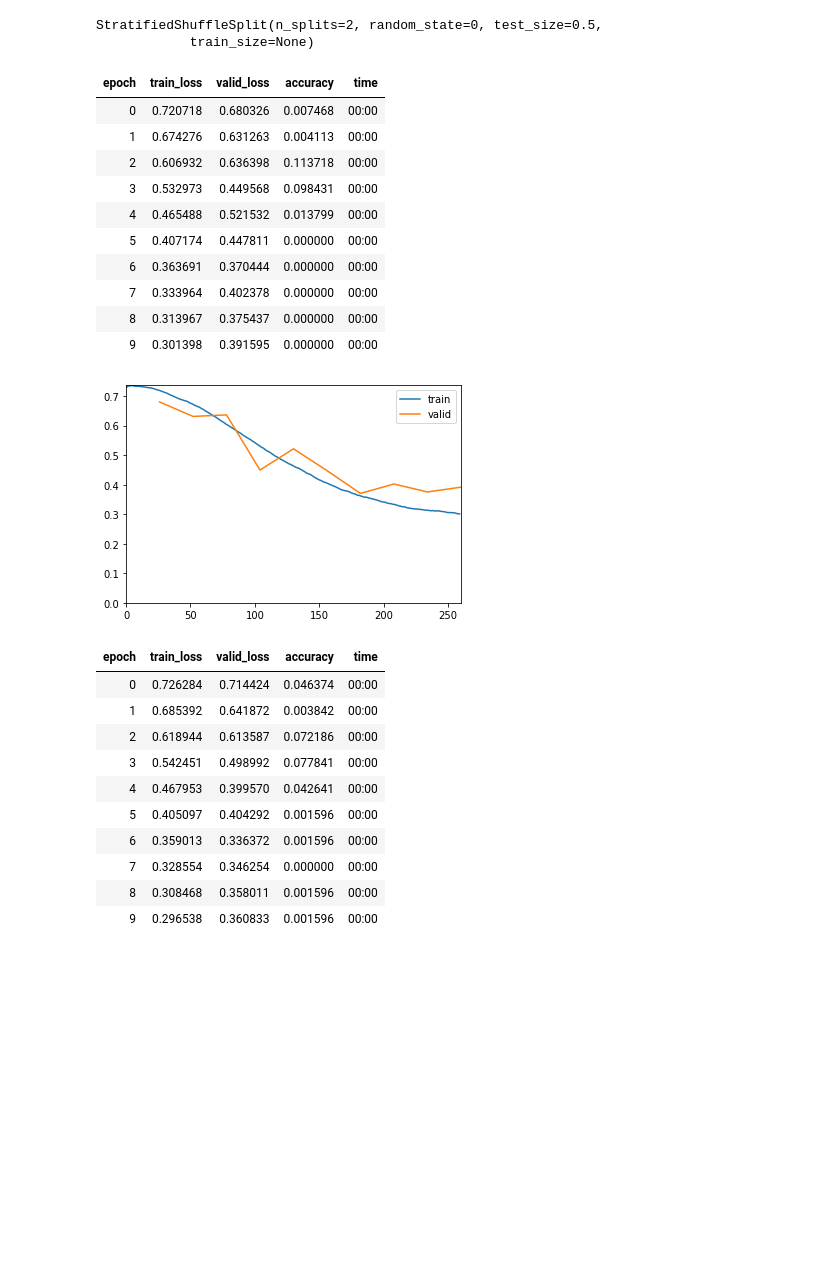
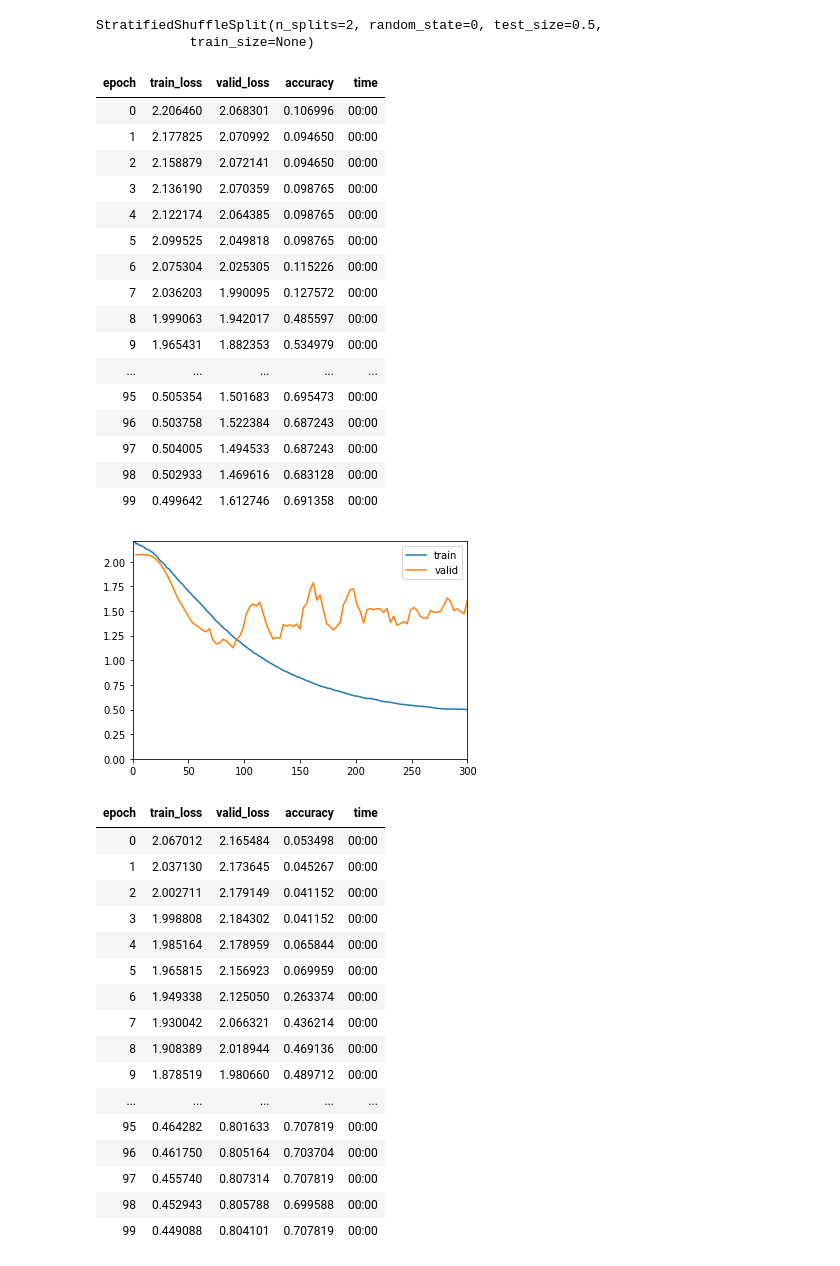
Before and after one commit to Colorado-Mesa-University-Cybersecurity/DeepLearning-TorTraffic, a Jupyter notebook: notebooks/Fast-AI Unbalanced Scenario B .ipynb, the cells around one changed output. Drawn from its saved outputs; the diff is of its cells as text; code cells hidden in the pictures; blank space fills up the shorter version.

Commit message:
Unbalanced Scenario A & B finished

```diff
--- a/notebooks/Fast-AI Unbalanced Scenario B .ipynb
+++ b/notebooks/Fast-AI Unbalanced Scenario B .ipynb
@@ -19,17 +19,15 @@ libraries loaded
 print('relevant libraries uploaded')
 
 # Choose your own filepath for arff file
-filepath = 'CICDataSet-TOR/Scenario-B/TimeBasedFeatures-15s-Layer2.arff'
-raw_data = loadarff(filepath)
-
+filepath = 'CICDataSet-TOR/Scenario-B/TimeBasedFeatures-120s-layer2.csv'
+#raw_data = loadarff(filepath)
+df_data = pd.read_csv(filepath)
 # Converting arff file into pandas dataframe
-df_data = pd.DataFrame(raw_data[0])
+#df_data = pd.DataFrame(raw_data[0])
 
 # Now, you can perform pandas methods if it is easy enough for you
-print(df_data['class1'].value_counts())
-column_name = list(df_data.columns)
-print(column_name)
-
-dataPath = 'CICDataSet-TOR/Scenario-B'
+#print(df_data['class1'].value_counts())
+#column_name = list(df_data.columns)
+#print(column_name)
 # %% [output]
 relevant libraries uploaded
@@ -114,35 +102,47 @@ StratifiedShuffleSplit(n_splits=2, random_state=0, test_size=0.5,
             train_size=None)
 # %%
 for train_idx, test_idx in sss.split(df_data.index, df_data[df_dep_var]):
-    data_fold = (TabularList.from_df(df_data, path=dataPath, cont_names=cont_names, procs=procs)
+    data_fold = (TabularList.from_df(df_data, path=filepath, cont_names=cont_names, procs=procs)
                      .split_by_idxs(train_idx, test_idx)
                      .label_from_df(cols=df_dep_var)
                      .databunch())
     # create model and learn
     model = tabular_learner(data_fold, layers=[50, 20], metrics=accuracy, callback_fns=ShowGraph)
-    model.fit_one_cycle(cyc_len=10) #
-    model.save('{}.model'.format(os.path.basename(filepath)))
+    model.fit_one_cycle(cyc_len=100) #
+    #model.save('{}.model'.format(os.path.basename(filepath)))
 # %% [output]
 | epoch | train_loss | valid_loss | accuracy | time |
-| 0 | 0.720718 | 0.680326 | 0.007468 | 00:00 |
-| 1 | 0.674276 | 0.631263 | 0.004113 | 00:00 |
-| 2 | 0.606932 | 0.636398 | 0.113718 | 00:00 |
-| 3 | 0.532973 | 0.449568 | 0.098431 | 00:00 |
-| 4 | 0.465488 | 0.521532 | 0.013799 | 00:00 |
-| 5 | 0.407174 | 0.447811 | 0.000000 | 00:00 |
-| 6 | 0.363691 | 0.370444 | 0.000000 | 00:00 |
-| 7 | 0.333964 | 0.402378 | 0.000000 | 00:00 |
-| 8 | 0.313967 | 0.375437 | 0.000000 | 00:00 |
-| 9 | 0.301398 | 0.391595 | 0.000000 | 00:00 |
+| 0 | 2.206460 | 2.068301 | 0.106996 | 00:00 |
+| 1 | 2.177825 | 2.070992 | 0.094650 | 00:00 |
+| 2 | 2.158879 | 2.072141 | 0.094650 | 00:00 |
+| 3 | 2.136190 | 2.070359 | 0.098765 | 00:00 |
+| 4 | 2.122174 | 2.064385 | 0.098765 | 00:00 |
+| 5 | 2.099525 | 2.049818 | 0.098765 | 00:00 |
+| 6 | 2.075304 | 2.025305 | 0.115226 | 00:00 |
+| 7 | 2.036203 | 1.990095 | 0.127572 | 00:00 |
+| 8 | 1.999063 | 1.942017 | 0.485597 | 00:00 |
+| 9 | 1.965431 | 1.882353 | 0.534979 | 00:00 |
+| ... | ... | ... | ... | ... |
+| 95 | 0.505354 | 1.501683 | 0.695473 | 00:00 |
+| 96 | 0.503758 | 1.522384 | 0.687243 | 00:00 |
+| 97 | 0.504005 | 1.494533 | 0.687243 | 00:00 |
+| 98 | 0.502933 | 1.469616 | 0.683128 | 00:00 |
+| 99 | 0.499642 | 1.612746 | 0.691358 | 00:00 |
-[figure, old version]
+[figure, new version]
 | epoch | train_loss | valid_loss | accuracy | time |
-| 0 | 0.726284 | 0.714424 | 0.046374 | 00:00 |
-| 1 | 0.685392 | 0.641872 | 0.003842 | 00:00 |
-| 2 | 0.618944 | 0.613587 | 0.072186 | 00:00 |
-| 3 | 0.542451 | 0.498992 | 0.077841 | 00:00 |
-| 4 | 0.467953 | 0.399570 | 0.042641 | 00:00 |
-| 5 | 0.405097 | 0.404292 | 0.001596 | 00:00 |
-| 6 | 0.359013 | 0.336372 | 0.001596 | 00:00 |
-| 7 | 0.328554 | 0.346254 | 0.000000 | 00:00 |
-| 8 | 0.308468 | 0.358011 | 0.001596 | 00:00 |
-| 9 | 0.296538 | 0.360833 | 0.001596 | 00:00 |
+| 0 | 2.067012 | 2.165484 | 0.053498 | 00:00 |
+| 1 | 2.037130 | 2.173645 | 0.045267 | 00:00 |
+| 2 | 2.002711 | 2.179149 | 0.041152 | 00:00 |
+| 3 | 1.998808 | 2.184302 | 0.041152 | 00:00 |
+| 4 | 1.985164 | 2.178959 | 0.065844 | 00:00 |
+| 5 | 1.965815 | 2.156923 | 0.069959 | 00:00 |
+| 6 | 1.949338 | 2.125050 | 0.263374 | 00:00 |
+| 7 | 1.930042 | 2.066321 | 0.436214 | 00:00 |
+| 8 | 1.908389 | 2.018944 | 0.469136 | 00:00 |
+| 9 | 1.878519 | 1.980660 | 0.489712 | 00:00 |
+| ... | ... | ... | ... | ... |
+| 95 | 0.464282 | 0.801633 | 0.707819 | 00:00 |
+| 96 | 0.461750 | 0.805164 | 0.703704 | 00:00 |
+| 97 | 0.455740 | 0.807314 | 0.707819 | 00:00 |
+| 98 | 0.452943 | 0.805788 | 0.699588 | 00:00 |
+| 99 | 0.449088 | 0.804101 | 0.707819 | 00:00 |
```
Also changed, not shown: parts of 62 cells of this notebook, 1 other file.
